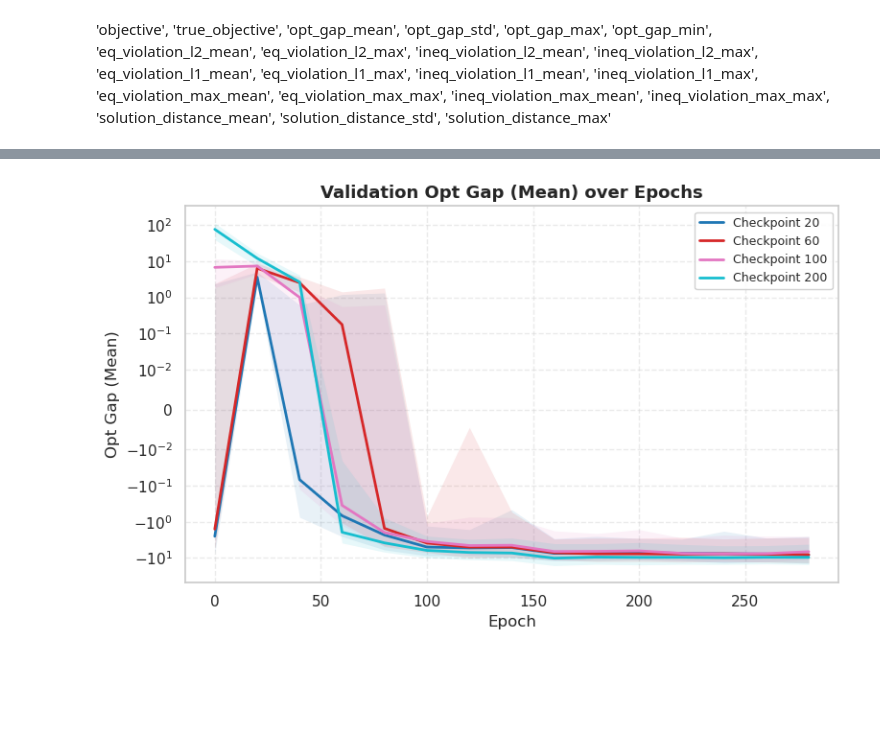
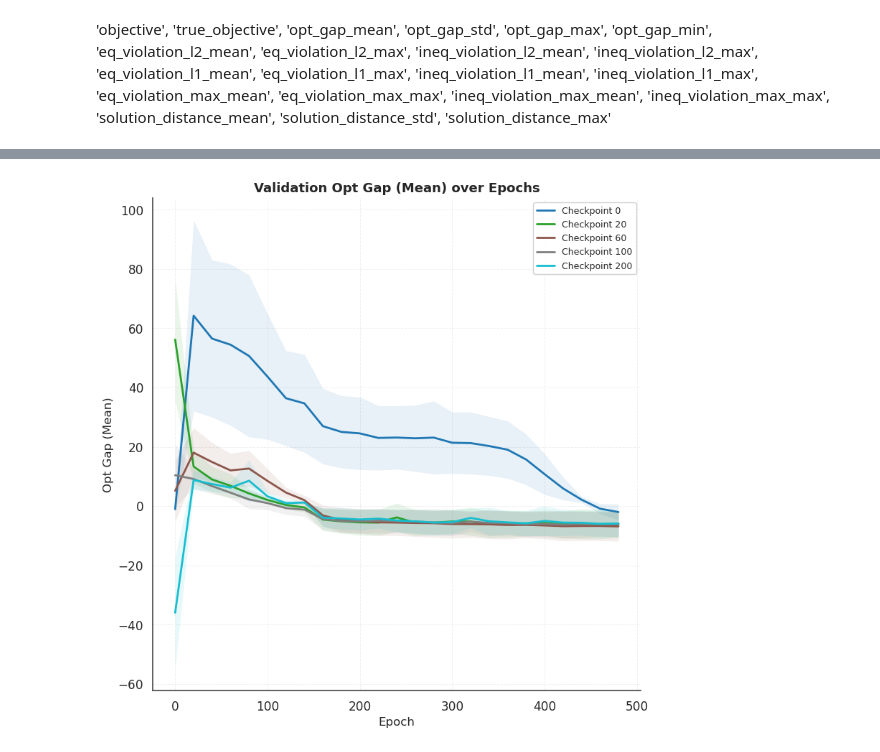
Before and after one commit to xkhainguyen/FSNet, a Jupyter notebook: visualize.ipynb, the cells around one changed output, grey strips where cells are left out. Cells and saved outputs as stored; diff of their text form; code cells hidden in the pictures; blank space fills up the shorter version.

```diff
--- a/visualize.ipynb
+++ b/visualize.ipynb
@@ -180,0 +160,33 @@ plot_box_with_points(
+# %%
+# === define all metrics and plot settings ===
+checkpoints = np.array([0, 20, 60, 100, 200])
+select = [0, 1, 2, 3, 4]
+
+# plot_box_with_points(
+#     [opt_gap_mean[select]],
+#     ["Opt Gap (Mean)"],
+#     checkpoints,
+#     x_label="Checkpoint",
+#     title="",
+#     log_scale_y=False,
+#     figsize=(5, 4),
+#     palette=colors[-1],
+# )
+
+metrics = [
+    (opt_gap_mean[select], "Opt Gap (Mean)", True, colors[-1]),
+    (eq_violation_l1_mean[select], "Eq Violation L1 (Mean)", False, colors[1]),
+    (ineq_violation_l1_mean[select], "Ineq Violation L1 (Mean)", True, colors[2]),
+    (opt_gap_max[select], "Opt Gap (Max)", True, colors[-1]),
+    (eq_violation_l1_max[select], "Eq Violation L1 (Max)", True, colors[1]),
+    (ineq_violation_l1_max[select], "Ineq Violation L1 (Max)", True, colors[2]),
+]
+
+plot_metrics_grid(
+    metrics,
+    checkpoints[select],
+    nrows=2, ncols=3,
+    figsize=(16, 9),
+    x_label="Checkpoint",
+    y_label="Value",
+)
@@ -181,15 +195,17 @@ plot_box_with_points(
 # %%
 plot_metric_over_epochs(
-    metric_array=opt_gap_mean_epochs,   # shape [num_ckpts, num_seeds, num_epochs]
-    baselines=checkpoints,
+    metric_array=opt_gap_mean_epochs[select],   # shape [num_ckpts, num_seeds, num_epochs]
+    baselines=checkpoints[select],
     metric_name="Opt Gap (Mean)",
     # title="Validation Opt Gap Mean per Checkpoint",
-    log_scale_y=True,        # set False if values are small
+    label="Checkpoint",
+    log_scale_y=False,        # set False if values are small
     epochs_per_val=20,
     colors="tab10",
+    figsize=(8, 8),
 )
 # %% [output]
-[figure, old version]
+[figure, new version]
 # %%
 # PLOTS FOR DIFFERENT SUBOPTIMALITIES
 
```
Also changed, not shown: parts of 11 cells of this notebook, 11 other files.
